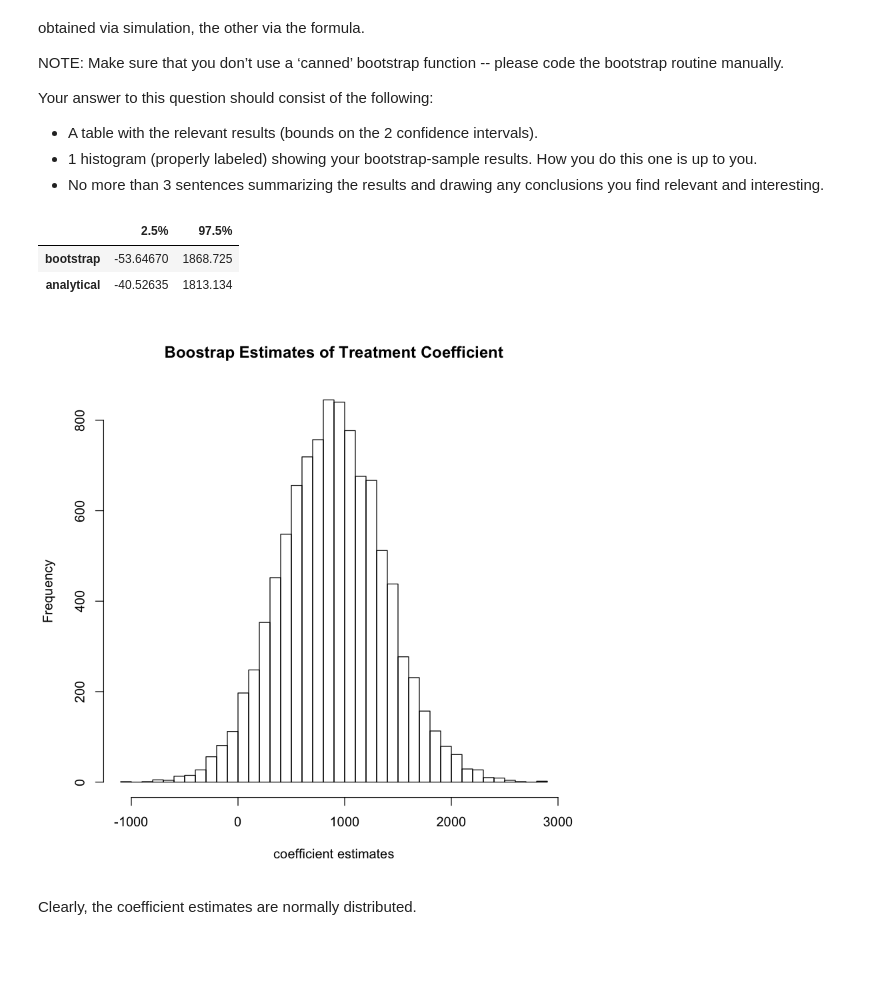
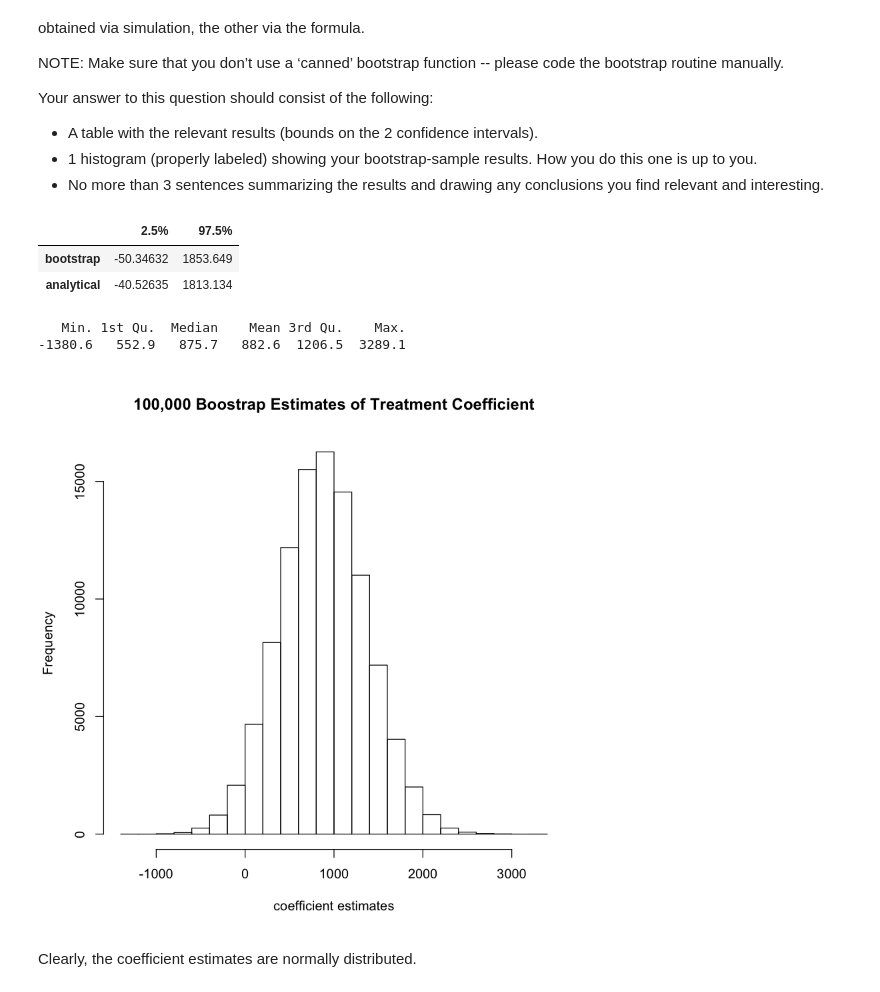
Before and after one commit to thetruejacob/CS112, a Jupyter notebook: Assignment/Assignment 2.ipynb, the cells around one changed output. Cells and saved outputs as stored; diff of their text form; code cells hidden in the pictures; blank space fills up the shorter version.

```diff
--- a/Assignment/Assignment 2.ipynb
+++ b/Assignment/Assignment 2.ipynb
@@ -139,19 +153,25 @@ Your answer to this question should consist of the following:
 # %%
 library(foreign); library(boot)
 df = read.dta("http://www.nber.org/~rdehejia/data/nsw.dta")
 
 boot.fn = function(data, index){coef(lm(re78 ~ treat, data = data, subset = index))}
 
-bootstrap = quantile(boot(df, boot.fn, 10000)$t[,2], probs = c(0.025, 0.975))
+coefs = boot(df, boot.fn, 100000)$t[,2]
+
+bootstrap = quantile(coefs, probs = c(0.025, 0.975))
 analytical = confint(lm(formula =  re78 ~ treat, data = df))[2,]
 rbind(bootstrap, analytical)
-
-hist(boot(df, boot.fn, 10000)$t[,2], breaks = 30, main = "Boostrap Estimates of Treatment Coefficient", xlab = "coefficient estimates")
+summary(coefs)
+hist(coefs, breaks = 30,
+     main = "100,000 Boostrap Estimates of Treatment Coefficient",
+     xlab = "coefficient estimates")
 # %% [output]
 |  | 2.5% | 97.5% |
-| bootstrap | -53.64670 | 1868.725 |
+| bootstrap | -50.34632 | 1853.649 |
 | analytical | -40.52635 | 1813.134 |
+   Min. 1st Qu.  Median    Mean 3rd Qu.    Max.
+-1380.6   552.9   875.7   882.6  1206.5  3289.1
-[figure, old version]
+[figure, new version]
 # %% [markdown]
 Clearly, the coefficient estimates are normally distributed.
 # %% [markdown]
```
Also changed, not shown: parts of 9 cells of this notebook, 17 other files.
